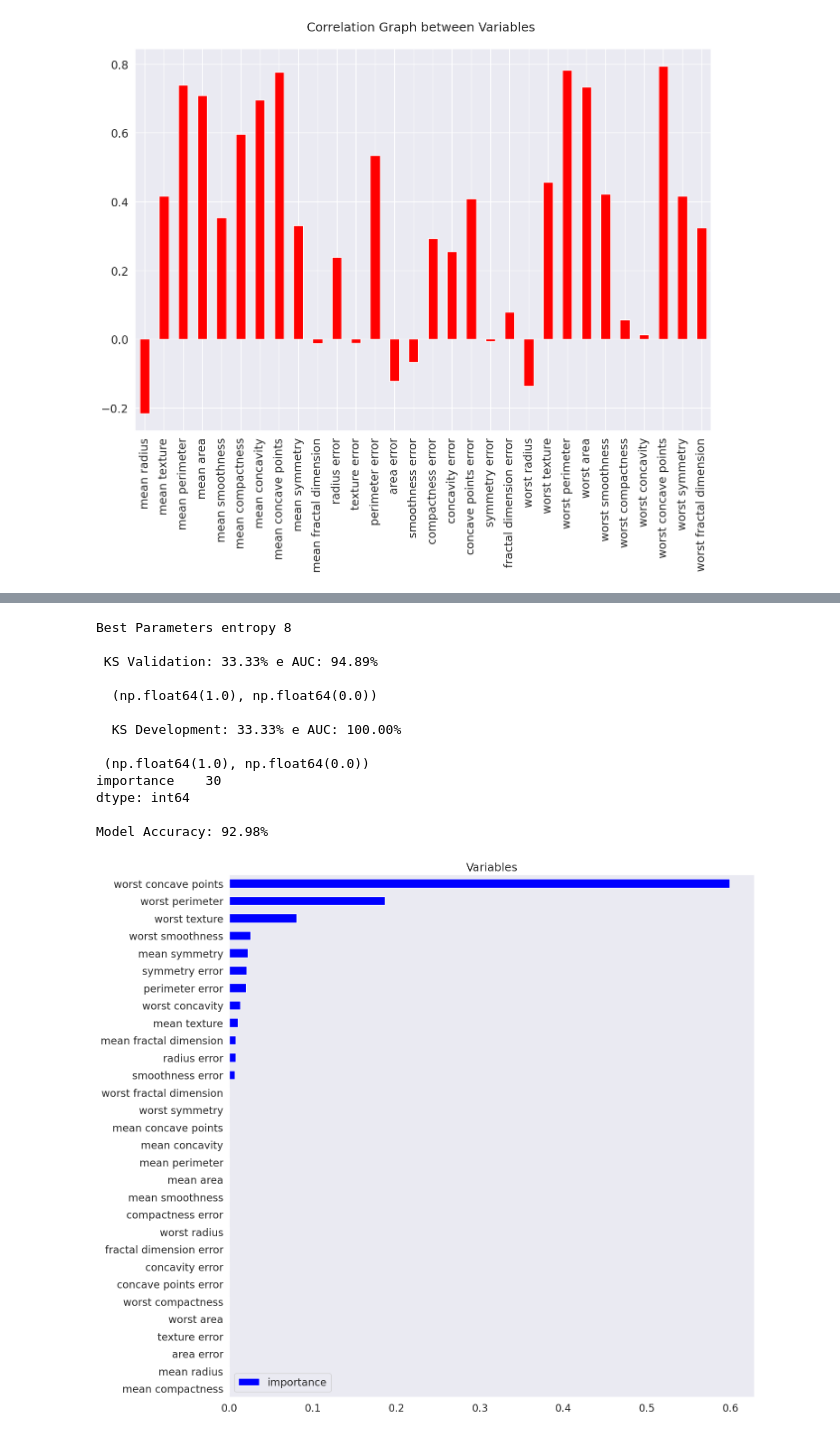
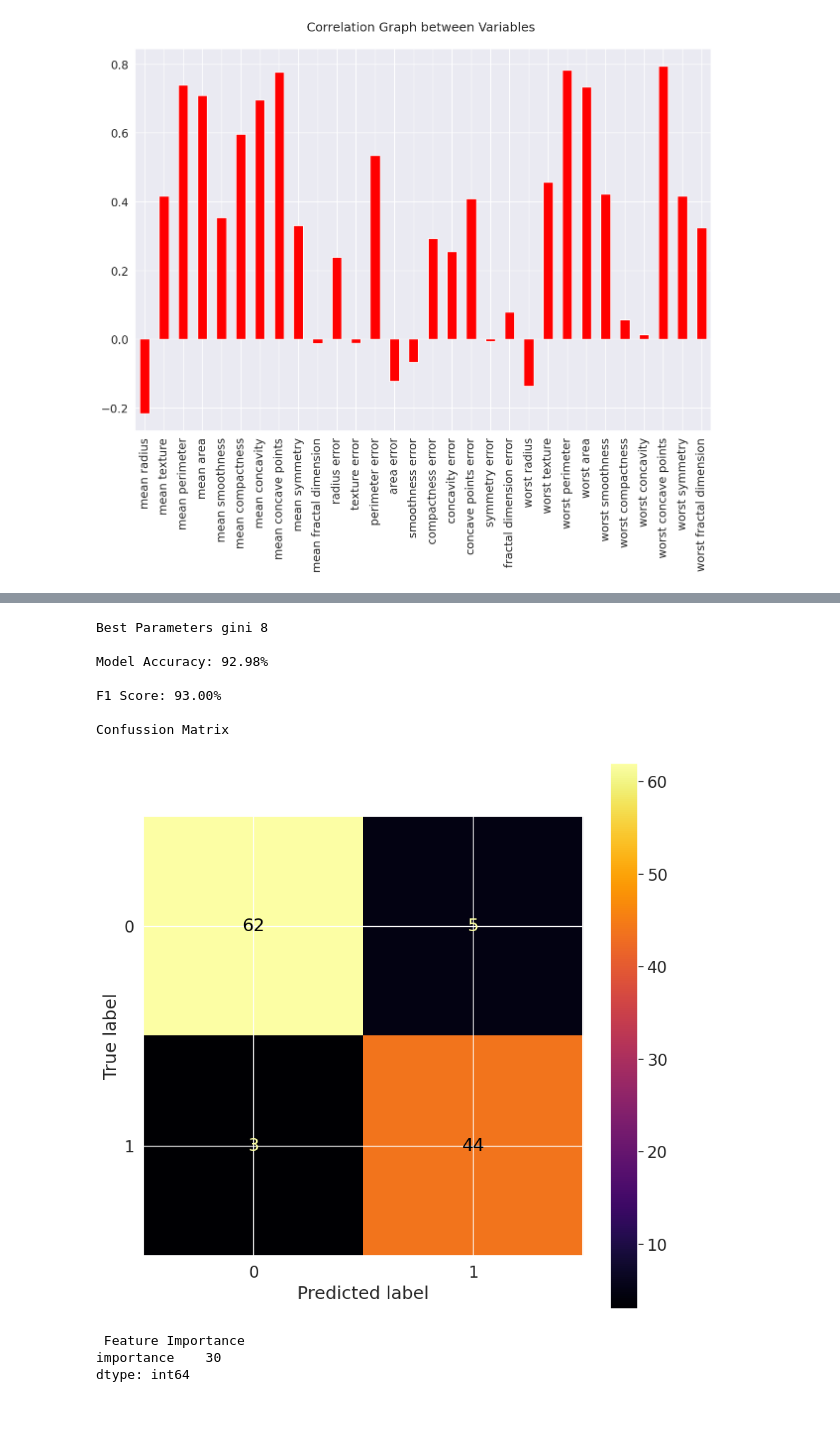
Before and after one commit to Fabio343/Data-Science-Appications, a Jupyter notebook: Models.ipynb, the cells around one changed output, grey strips where cells are left out. Drawn from its saved outputs; the diff is of its cells as text; code cells hidden in the pictures.

Commit message:
Add a new function that merge all metric models types

```diff
--- a/Models.ipynb
+++ b/Models.ipynb
@@ -310,20 +560,23 @@ class models_types:
 
 processor = processing_data(base=Dataset.copy())
 target='Malignant'
+variavel='target'
 type_method='mean'
+multiclass=False
 
-main_pipeline=Pipeline([('float_values', FunctionTransformer(processor.float_values,
-                                                             validate=False)),
+main_pipeline=Pipeline([#('float_values', FunctionTransformer(processor.float_values,
+                         #                                    validate=False)),
                         ('target variable', FunctionTransformer(processor.target_variable,
-                                            kw_args={'variavel': target},validate=False)),
+                                             kw_args={'variavel': variavel, 'target':target, 'multiclass':multiclass})),
                        # ('Dummies', FunctionTransformer(processor.dummy_df,
                        #                     kw_args={'dummies': dummies},validate=False)),
                         ('Imput Values', FunctionTransformer(processor.impute_values,kw_args={'type_method':type_method},
                                                              validate=False)),
-                        ('Normalize', FunctionTransformer(processor.normalize_df,validate=False)),
+                        ('Normalize', FunctionTransformer(processor.normalize_df,
+                                                          kw_args={'variavel': variavel},
+                                                          validate=False)),
 
                         ])
-
 X,y,Lista_variaveis=main_pipeline.fit_transform(Dataset)
 # %%
 # Create correlation matrix
@@ -350,3 +599,6 @@ plt.title('Correlation Graph between Variables \n', weight="bold", color="#00000
 # %% [output]
 Text(0.5, 1.0, 'Correlation Graph between Variables \n')
 [figure]
+# %%
+sns.set(font_scale=1.5,rc={'figure.figsize':(25,25)}) #usando a biblioteca sns posso verificar algumas distribuições dos meus dados
+eixo=X_df.hist(bins=20,color='red')
@@ -435,25 +688,18 @@ Epoch 6/15
 # %%
 #Decission Tree
-
+type_model='Decission Tree'
 processor_decission_tree = models_types(X=Xtrain,y=ytrain,Lista_variaveis=Lista_variaveis,model_tree='Decission Tree')
 model= processor_decission_tree.tree_and_random_forest()
-processor_decission_tree.models_metrics(model, Xtrain, ytrain, Xtest, ytest)
-processor_decission_tree.models_metrics_random_tree(model, Xtrain, ytrain, Xtest, ytest)
-predition_1 = model.predict(Xtest)
-model_DecisionTree_acc = accuracy_score(ytest, predition_1)
-print("\nModel Accuracy: {:.2%}".format(model_DecisionTree_acc))
+processor_decission_tree.metrics_class(model, Xtrain, ytrain, Xtest, ytest,type_model)
 # %% [output]
-Best Parameters entropy 8
-
- KS Validation: 33.33% e AUC: 94.89%
-
-  (np.float64(1.0), np.float64(0.0))
-
-  KS Development: 33.33% e AUC: 100.00%
-
- (np.float64(1.0), np.float64(0.0))
-importance    30
-dtype: int64
+Best Parameters gini 8
 
 Model Accuracy: 92.98%
+
+F1 Score: 93.00%
+
+Confussion Matrix
-[figure, old version]
+[figure, new version]
+ Feature Importance
+importance    30
+dtype: int64
```
Also changed, not shown: parts of 29 cells of this notebook.
